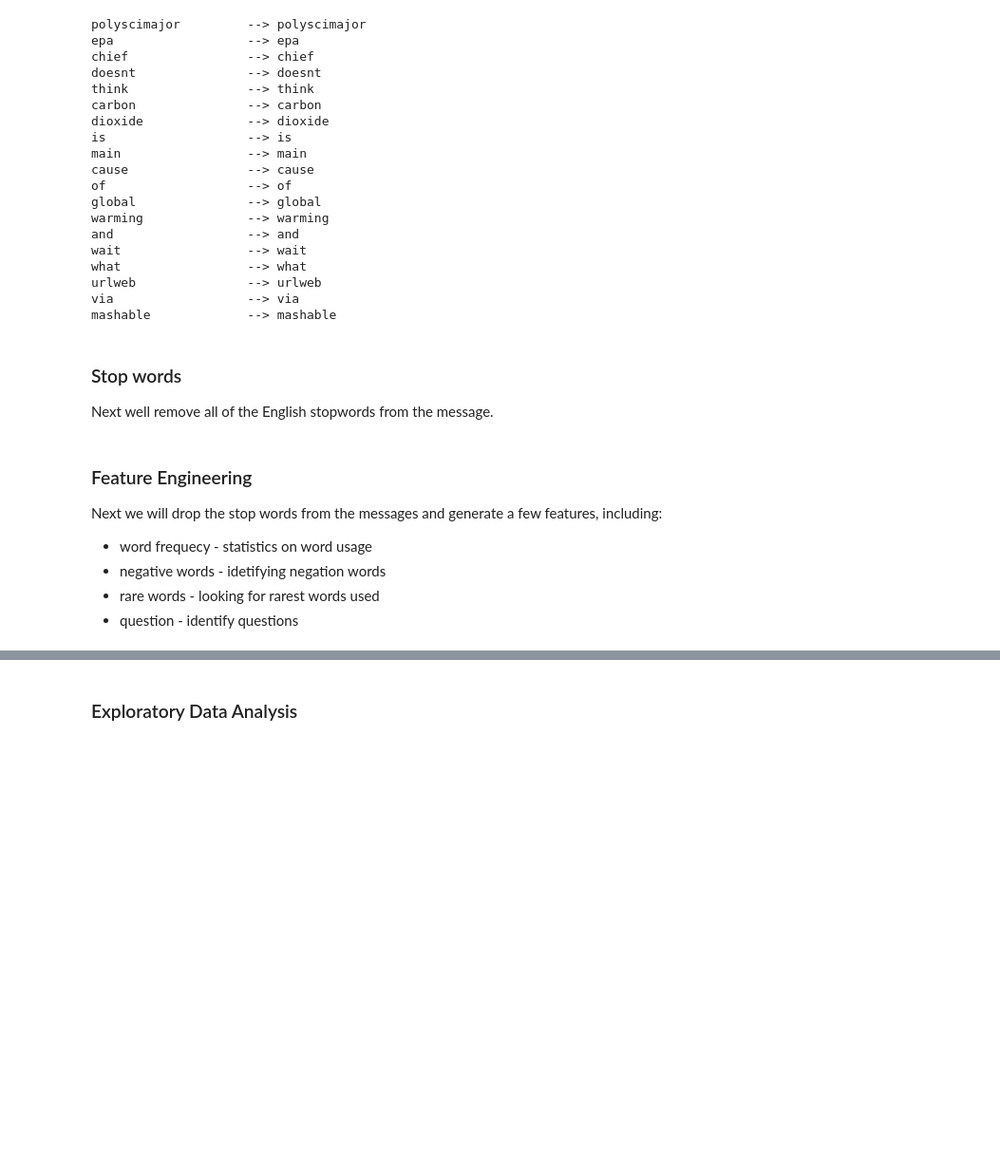
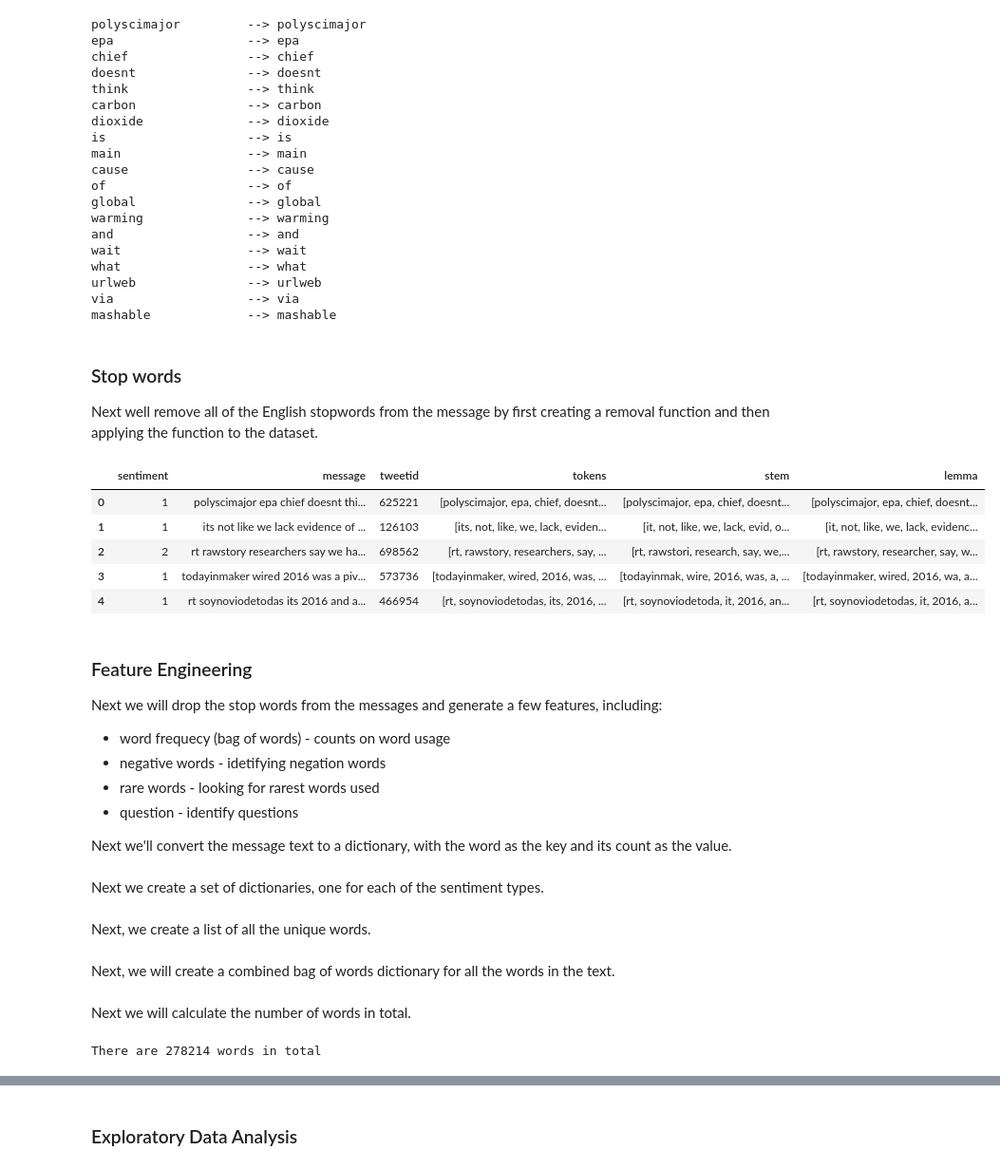
Before and after one commit to stanfordgibson/classification-predict-streamlit-template, a Jupyter notebook: resources/Classification.ipynb, the cells around one changed output, grey strips where cells are left out. Shown: that part at 95% size. Drawn from its saved outputs; the diff is of its cells as text; code cells hidden in the pictures; blank space fills up the shorter version.

```diff
--- a/resources/Classification.ipynb
+++ b/resources/Classification.ipynb
@@ -141,7 +143,7 @@ Punctuation to be removed: !"#$%&'()*+,-./:;<=>?@[\]^_`{|}~
 # %%
 # Function to remove punctuation
 def remove_punctuation(message):
-    """Removes punctuation from tweets"""
+    """this function removes punctuation from tweets"""
     return ''.join([l for l in message if l not in string.punctuation])
 # %%
 # Apply the remove_punctuation function
@@ -183,7 +185,8 @@ stemmer = SnowballStemmer('english')
 # %%
 # Function to apply the stemmer to each word
 def word_stemmer(message, stemmer):
-    """Applies the stemmer object to return the stem of each word"""
+    """the function applies the stemmer object to each
+        word to return the stem of the word"""
     return [stemmer.stem(word) for word in message]
 # %%
 train['stem'] = train['tokens'].apply(word_stemmer, args=(stemmer, ))
@@ -251,14 +254,25 @@ via                  --> via
 mashable             --> mashable
 # %% [markdown]
 ### Stop words
-Next well remove all of the English stopwords from the message.
+Next well remove all of the English stopwords from the message by first creating a removal function and then applying the function to the dataset.
 # %%
 def remove_stop_words(tokens):
     return [t for t in tokens if t not in stopwords.words('english')]
+# %%
+train.head()
+# %% [output]
+|  | sentiment | message | tweetid | tokens | stem | lemma |
+| 0 | 1 | polyscimajor epa chief doesnt thi... | 625221 | [polyscimajor, epa, chief, doesnt... | [polyscimajor, epa, chief, doesnt... | [polyscimajor, epa, chief, doesnt... |
+| 1 | 1 | its not like we lack evidence of ... | 126103 | [its, not, like, we, lack, eviden... | [it, not, like, we, lack, evid, o... | [it, not, like, we, lack, evidenc... |
+| 2 | 2 | rt rawstory researchers say we ha... | 698562 | [rt, rawstory, researchers, say, ... | [rt, rawstori, research, say, we,... | [rt, rawstory, researcher, say, w... |
+| 3 | 1 | todayinmaker wired 2016 was a piv... | 573736 | [todayinmaker, wired, 2016, was, ... | [todayinmak, wire, 2016, was, a, ... | [todayinmaker, wired, 2016, wa, a... |
+| 4 | 1 | rt soynoviodetodas its 2016 and a... | 466954 | [rt, soynoviodetodas, its, 2016, ... | [rt, soynoviodetoda, it, 2016, an... | [rt, soynoviodetodas, it, 2016, a... |
 # %% [markdown]
 ### Feature Engineering
 Next we will drop the stop words from the messages and generate a few features, including:
-* word frequecy - statistics on word usage
+* word frequecy (bag of words) - counts on word usage
 * negative words - idetifying negation words
 * rare words - looking for rarest words used
 * question - identify questions
+
+Next we'll convert the message text to a dictionary, with the word as the key and its count as the value.
@@ -264,0 +291,2 @@ Next we will drop the stop words from the messages and generate a few features,
+# %% [markdown]
+Next we create a set of dictionaries, one for each of the sentiment types.
@@ -264,0 +301,2 @@ Next we will drop the stop words from the messages and generate a few features,
+# %% [markdown]
+Next, we create a list of all the unique words.
@@ -264,0 +308,2 @@ Next we will drop the stop words from the messages and generate a few features,
+# %% [markdown]
+Next, we will create a combined bag of words dictionary for all the words in the text.
@@ -264,0 +319,7 @@ Next we will drop the stop words from the messages and generate a few features,
+# %% [markdown]
+Next we will calculate the number of words in total.
+# %%
+total_words = sum([v for v in sentiment['all'].values()])
+print('\nThere are', total_words, 'words in total')
+# %% [output]
+There are 278214 words in total
```
Also changed, not shown: parts of 17 cells of this notebook.
